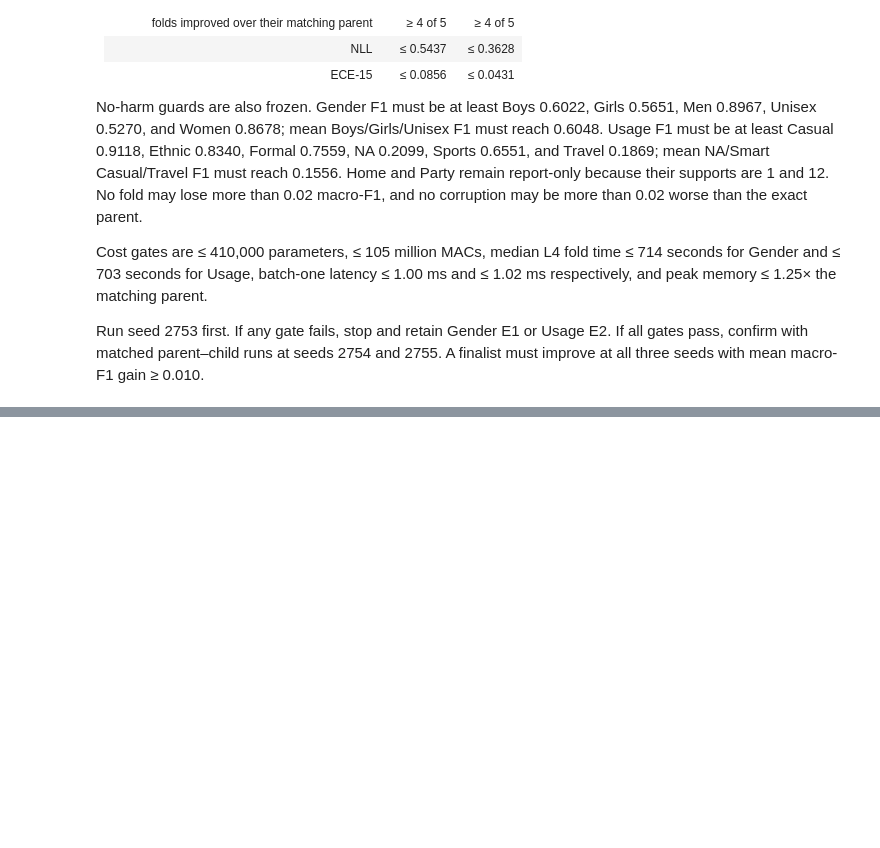
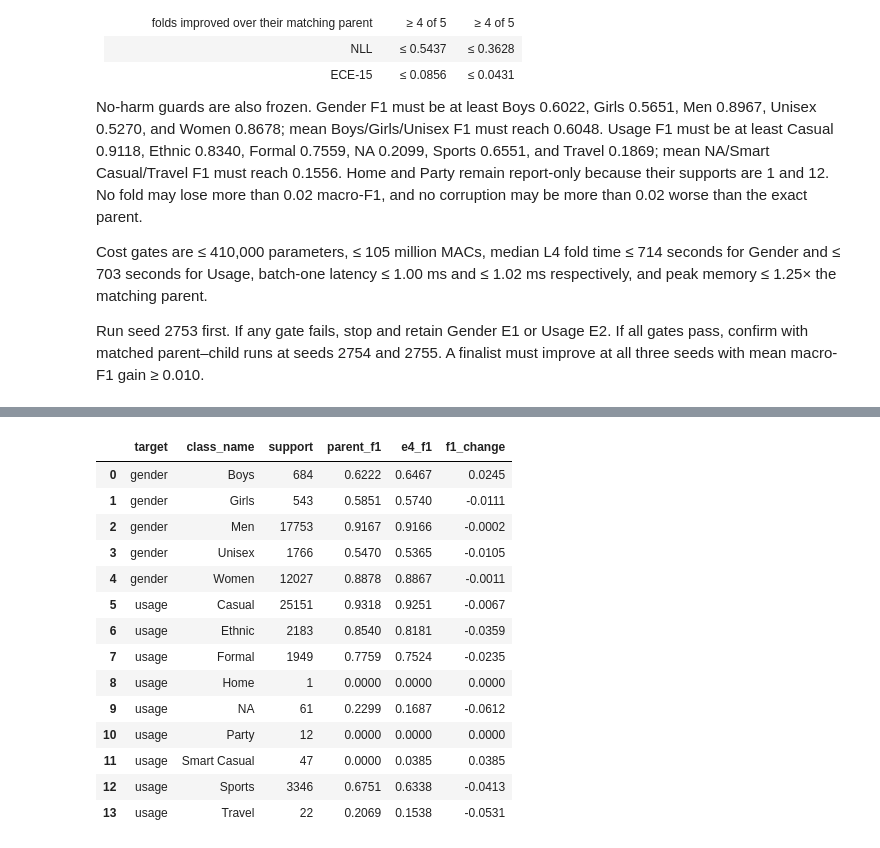
Before and after one commit to TrnLin/MLA2, a Jupyter notebook: notebooks/04_task3_gender_usage.ipynb, the cells around one changed output, grey strips where cells are left out. Cells and saved outputs as stored; diff of their text form; code cells hidden in the pictures; blank space fills up the shorter version.

```diff
--- a/notebooks/04_task3_gender_usage.ipynb
+++ b/notebooks/04_task3_gender_usage.ipynb
@@ -1594,0 +1725,84 @@ three seeds with mean macro-F1 gain ≥ 0.010.
+# %%
+e4_metric_rows = []
+e4_class_rows = []
+e4_fold_rows = []
+e4_robustness_rows = []
+e4_cost_rows = []
+for target in ("gender", "usage"):
+    parent = task3_e4_parents[target]
+    child = task3_e4_evidence[target]
+    metrics = ["accuracy", "balanced_accuracy", "macro_f1", "weighted_f1", "nll", "ece_15"]
+    if target == "usage":
+        metrics.append("macro_f1_without_home")
+    for metric in metrics:
+        e4_metric_rows.append({
+            "target": target,
+            "metric": metric,
+            "parent": parent["metrics"][metric],
+            "e4": child["metrics"][metric],
+            "change": child["metrics"][metric] - parent["metrics"][metric],
+        })
+
+    parent_classes = parent["per_class"].set_index("class_name")
+    child_classes = child["per_class"].set_index("class_name")
+    for class_name in parent_classes.index:
+        e4_class_rows.append({
+            "target": target,
+            "class_name": class_name,
+            "support": int(parent_classes.loc[class_name, "support"]),
+            "parent_f1": parent_classes.loc[class_name, "f1"],
+            "e4_f1": child_classes.loc[class_name, "f1"],
+            "f1_change": child_classes.loc[class_name, "f1"] - parent_classes.loc[class_name, "f1"],
+        })
+
+    target_fold_rows = []
+    for fold in range(5):
+        parent_fold = parent["folds"][fold]["metrics"]
+        child_fold = child["folds"][fold]["metrics"]
+        row = {
+            "target": target,
+            "fold": fold,
+            "parent_macro_f1": parent_fold["macro_f1"],
+            "e4_macro_f1": child_fold["macro_f1"],
+            "change": child_fold["macro_f1"] - parent_fold["macro_f1"],
+            "final_train_eval_macro_f1": child_fold["final_train_eval_macro_f1"],
+            "final_train_validation_gap": child_fold["final_train_validation_macro_f1_gap"],
+            "train_seconds": child_fold["train_seconds"],
+            "latency_ms_batch_1": child_fold["latency_ms_batch_1"],
+            "peak_memory_ratio": child_fold["peak_memory_bytes"] / parent_fold["peak_memory_bytes"],
+        }
+        target_fold_rows.append(row)
+        e4_fold_rows.append(row)
+
+    parent_robustness = parent["robustness"].groupby("corruption")["macro_f1_change"].mean()
+    child_robustness = child["robustness"].groupby("corruption")["macro_f1_change"].mean()
+    for corruption in parent_robustness.index:
+        e4_robustness_rows.append({
+            "target": target,
+            "corruption": corruption,
+            "parent_change": parent_robustness[corruption],
+            "e4_change": child_robustness[corruption],
+            "difference": child_robustness[corruption] - parent_robustness[corruption],
+        })
+
+    target_folds = pd.DataFrame(target_fold_rows)
+    e4_cost_rows.append({
+        "target": target,
+        "parameters": child["metrics"]["parameter_count"],
+        "MACs": child["metrics"]["architecture_macs"],
+        "median_train_seconds": target_folds["train_seconds"].median(),
+        "median_latency_ms": target_folds["latency_ms_batch_1"].median(),
+        "maximum_memory_ratio": target_folds["peak_memory_ratio"].max(),
+    })
+
+e4_metric_comparison = pd.DataFrame(e4_metric_rows)
+e4_class_comparison = pd.DataFrame(e4_class_rows)
+e4_fold_comparison = pd.DataFrame(e4_fold_rows)
+e4_robustness_comparison = pd.DataFrame(e4_robustness_rows)
+e4_cost_comparison = pd.DataFrame(e4_cost_rows)
+display(e4_metric_comparison.round(4))
+display(e4_class_comparison.round(4))
+display(e4_fold_comparison.round(4))
+display(e4_robustness_comparison.round(4))
+display(e4_cost_comparison.round(4))
+# %% [output]
@@ -1594,0 +1823,15 @@ three seeds with mean macro-F1 gain ≥ 0.010.
+|  | target | class_name | support | parent_f1 | e4_f1 | f1_change |
+| 0 | gender | Boys | 684 | 0.6222 | 0.6467 | 0.0245 |
+| 1 | gender | Girls | 543 | 0.5851 | 0.5740 | -0.0111 |
+| 2 | gender | Men | 17753 | 0.9167 | 0.9166 | -0.0002 |
+| 3 | gender | Unisex | 1766 | 0.5470 | 0.5365 | -0.0105 |
+| 4 | gender | Women | 12027 | 0.8878 | 0.8867 | -0.0011 |
+| 5 | usage | Casual | 25151 | 0.9318 | 0.9251 | -0.0067 |
+| 6 | usage | Ethnic | 2183 | 0.8540 | 0.8181 | -0.0359 |
+| 7 | usage | Formal | 1949 | 0.7759 | 0.7524 | -0.0235 |
+| 8 | usage | Home | 1 | 0.0000 | 0.0000 | 0.0000 |
+| 9 | usage | NA | 61 | 0.2299 | 0.1687 | -0.0612 |
+| 10 | usage | Party | 12 | 0.0000 | 0.0000 | 0.0000 |
+| 11 | usage | Smart Casual | 47 | 0.0000 | 0.0385 | 0.0385 |
+| 12 | usage | Sports | 3346 | 0.6751 | 0.6338 | -0.0413 |
+| 13 | usage | Travel | 22 | 0.2069 | 0.1538 | -0.0531 |
```
Also changed, not shown: parts of 15 cells of this notebook.
